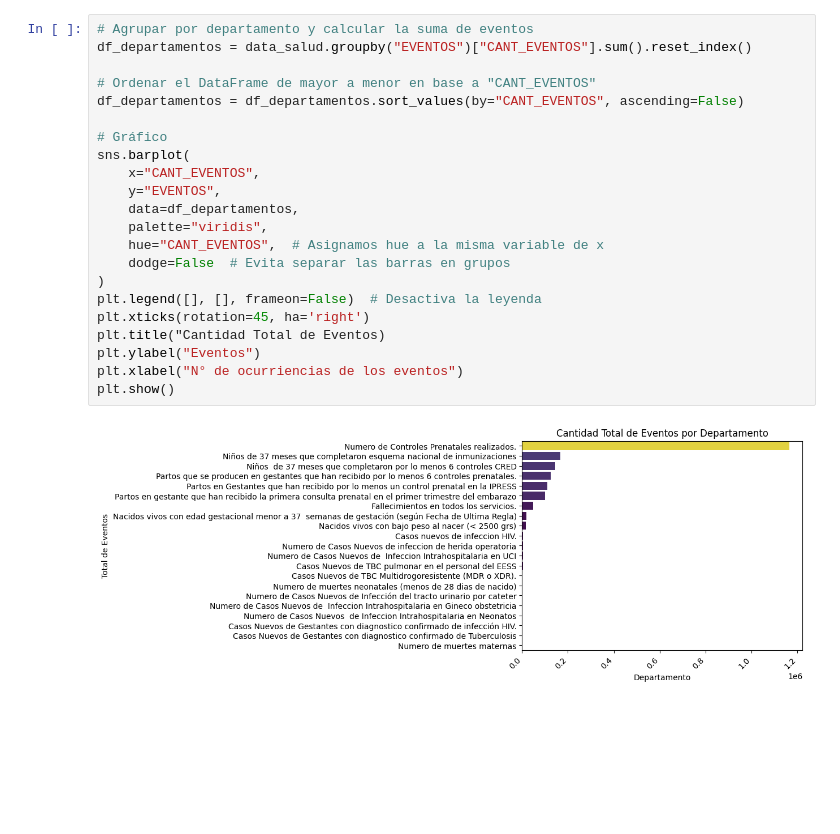
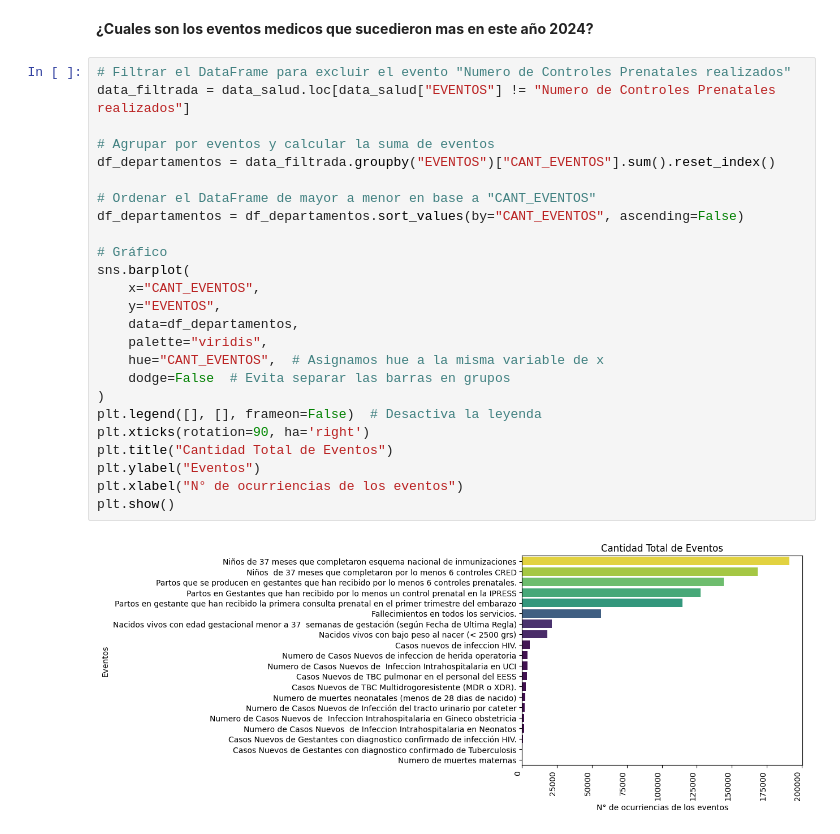
Before and after one commit to camiloalegre/EVENT_SALUD, a Jupyter notebook: Analisis_eventos_salud.ipynb, the cells around one changed output. Drawn from its saved outputs; the diff is of its cells as text; blank space fills up the shorter version.

```diff
--- a/Analisis_eventos_salud.ipynb
+++ b/Analisis_eventos_salud.ipynb
@@ -63,24 +98,29 @@ plt.show()
+# %% [markdown]
+**¿Cuales son los eventos medicos que sucedieron mas en este año 2024?**
 # %%
-# Agrupar por departamento y calcular la suma de eventos
-df_departamentos = data_salud.groupby("EVENTOS")["CANT_EVENTOS"].sum().reset_index()
+# Filtrar el DataFrame para excluir el evento "Numero de Controles Prenatales realizados"
+data_filtrada = data_salud.loc[data_salud["EVENTOS"] != "Numero de Controles Prenatales realizados"]
+
+# Agrupar por eventos y calcular la suma de eventos
+df_departamentos = data_filtrada.groupby("EVENTOS")["CANT_EVENTOS"].sum().reset_index()
 
 # Ordenar el DataFrame de mayor a menor en base a "CANT_EVENTOS"
 df_departamentos = df_departamentos.sort_values(by="CANT_EVENTOS", ascending=False)
 
 # Gráfico
 sns.barplot(
     x="CANT_EVENTOS",
     y="EVENTOS",
     data=df_departamentos,
     palette="viridis",
     hue="CANT_EVENTOS",  # Asignamos hue a la misma variable de x
     dodge=False  # Evita separar las barras en grupos
 )
 plt.legend([], [], frameon=False)  # Desactiva la leyenda
-plt.xticks(rotation=45, ha='right')
-plt.title("Cantidad Total de Eventos)
+plt.xticks(rotation=90, ha='right')
+plt.title("Cantidad Total de Eventos")
 plt.ylabel("Eventos")
 plt.xlabel("N° de ocurriencias de los eventos")
 plt.show()
 # %% [output]
-[figure, old version]
+[figure, new version]
```
Also changed, not shown: parts of 16 cells of this notebook, 6 other files.
